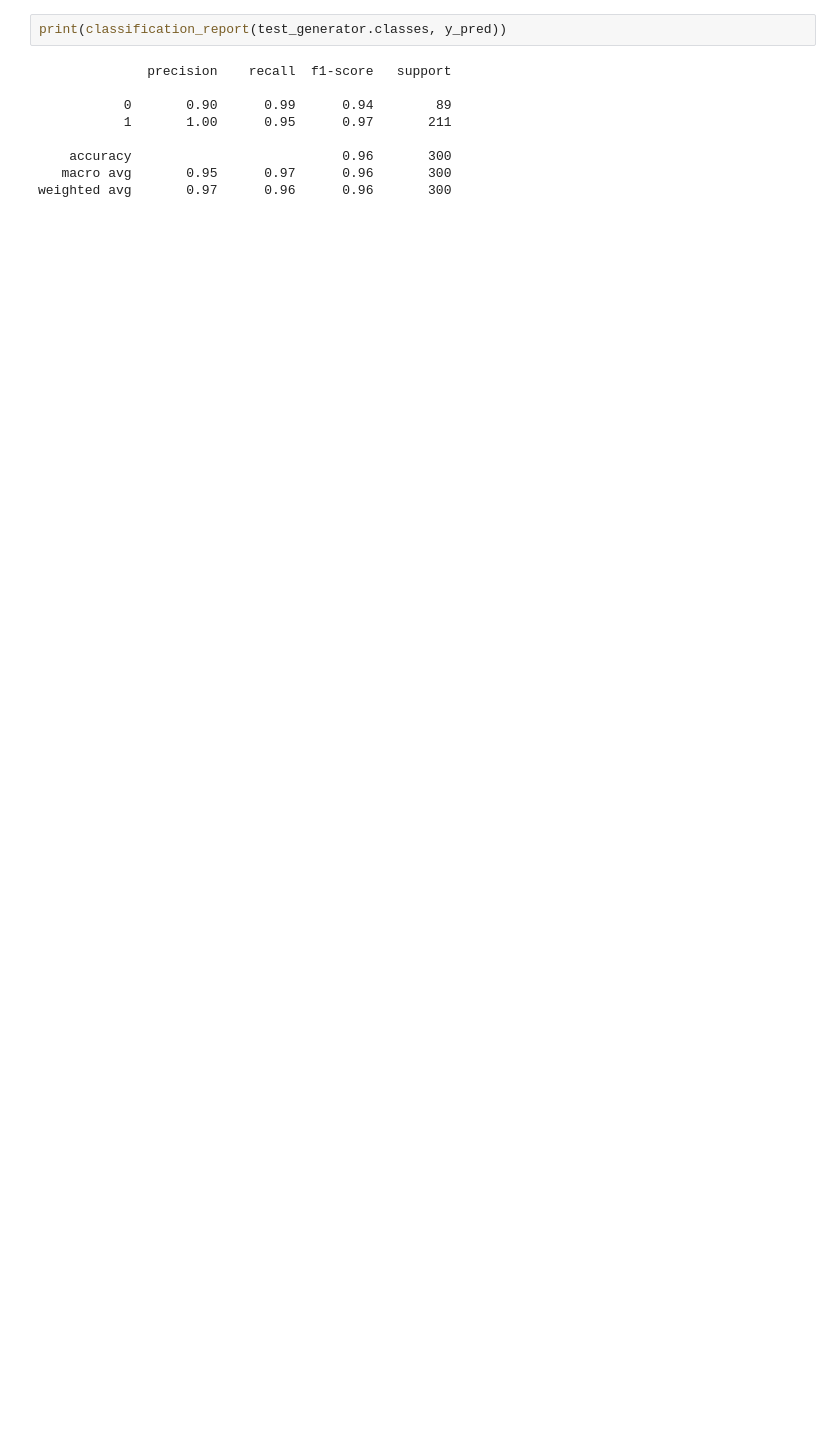
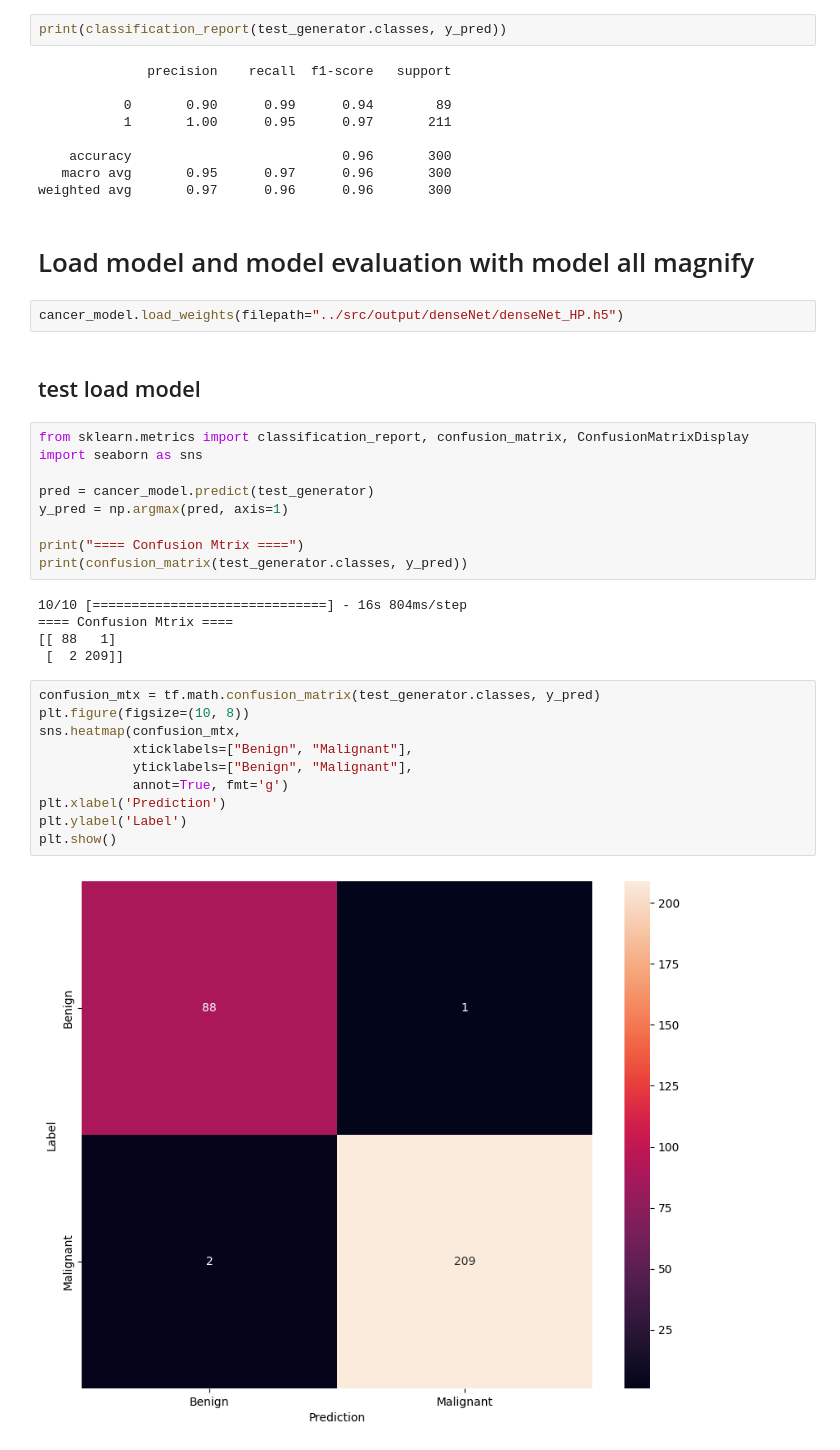
Before and after one commit to tobialbertino/skripsi, a Jupyter notebook: src/magnifyM-40x-DenseNet.ipynb, the cells around one changed output. Saved outputs shown, nothing was run; the diff lists cells and outputs as text; blank space fills up the shorter version.

Commit message:
add evaluationMatrixEachMagnifyUseModelAllMag

```diff
--- a/src/magnifyM-40x-DenseNet.ipynb
+++ b/src/magnifyM-40x-DenseNet.ipynb
@@ -443,3 +443,35 @@ print(classification_report(test_generator.classes, y_pred))
     accuracy                           0.96       300
    macro avg       0.95      0.97      0.96       300
 weighted avg       0.97      0.96      0.96       300
+# %% [markdown]
+# Load model and model evaluation with model all magnify
+# %%
+cancer_model.load_weights(filepath="../src/output/denseNet/denseNet_HP.h5")
+# %% [markdown]
+## test load model
+# %%
+from sklearn.metrics import classification_report, confusion_matrix, ConfusionMatrixDisplay
+import seaborn as sns
+
+pred = cancer_model.predict(test_generator)
+y_pred = np.argmax(pred, axis=1)
+
+print("==== Confusion Mtrix ====")
+print(confusion_matrix(test_generator.classes, y_pred))
+# %% [output]
+10/10 [==============================] - 16s 804ms/step
+==== Confusion Mtrix ====
+[[ 88   1]
+ [  2 209]]
+# %%
+confusion_mtx = tf.math.confusion_matrix(test_generator.classes, y_pred)
+plt.figure(figsize=(10, 8))
+sns.heatmap(confusion_mtx,
+            xticklabels=["Benign", "Malignant"],
+            yticklabels=["Benign", "Malignant"],
+            annot=True, fmt='g')
+plt.xlabel('Prediction')
+plt.ylabel('Label')
+plt.show()
+# %% [output]
+[figure, added]
```
Also changed, not shown: parts of 1 cell of this notebook, 7 other files.
